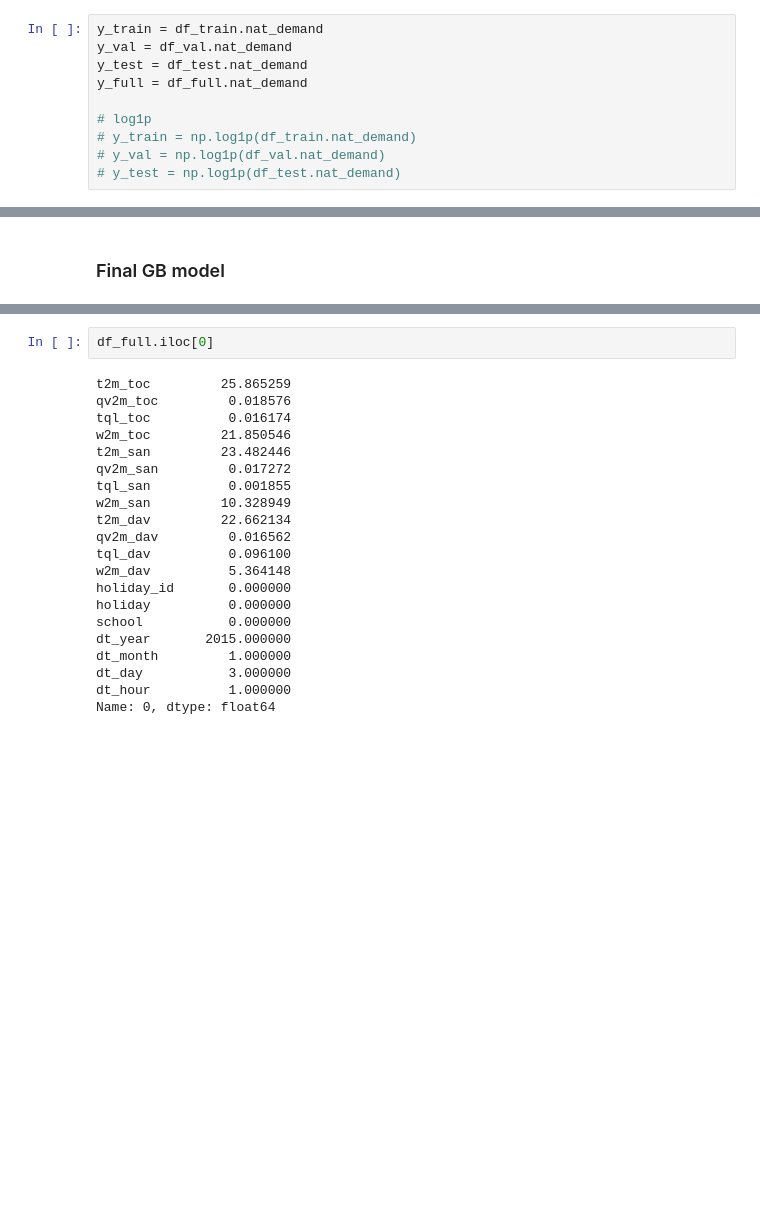
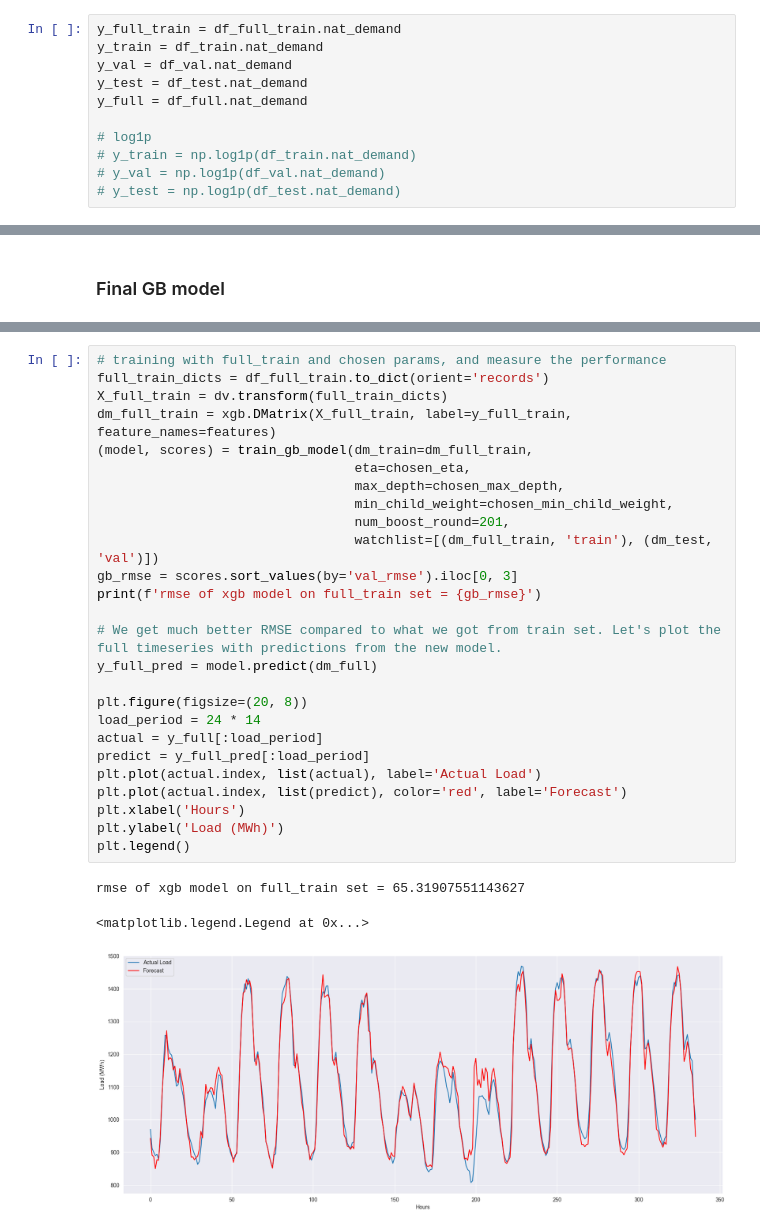
Before and after one commit to kausnz/panama-electricity-load-forecast, a Jupyter notebook: notebook.ipynb, the cells around one changed output, grey strips where cells are left out. Saved outputs shown, nothing was run; the diff lists cells and outputs as text; blank space fills up the shorter version.

```diff
--- a/notebook.ipynb
+++ b/notebook.ipynb
@@ -314,6 +314,7 @@ df_test.reset_index(inplace=True)
 df_full.reset_index(
     inplace=True)  # not necessary, but done so the for-loop below doesn't fail due to not having an index column.
 # %%
+y_full_train = df_full_train.nat_demand
 y_train = df_train.nat_demand
 y_val = df_val.nat_demand
 y_test = df_test.nat_demand
@@ -811,23 +754,30 @@ plt.legend()
-# %%
-df_full.iloc[0]
-# %% [output]
-t2m_toc         25.865259
-qv2m_toc         0.018576
-tql_toc          0.016174
-w2m_toc         21.850546
-t2m_san         23.482446
-qv2m_san         0.017272
-tql_san          0.001855
-w2m_san         10.328949
-t2m_dav         22.662134
-qv2m_dav         0.016562
-tql_dav          0.096100
-w2m_dav          5.364148
-holiday_id       0.000000
-holiday          0.000000
-school           0.000000
-dt_year       2015.000000
-dt_month         1.000000
-dt_day           3.000000
-dt_hour          1.000000
-Name: 0, dtype: float64
+# %%
+# training with full_train and chosen params, and measure the performance
+full_train_dicts = df_full_train.to_dict(orient='records')
+X_full_train = dv.transform(full_train_dicts)
+dm_full_train = xgb.DMatrix(X_full_train, label=y_full_train, feature_names=features)
+(model, scores) = train_gb_model(dm_train=dm_full_train,
+                                 eta=chosen_eta,
+                                 max_depth=chosen_max_depth,
+                                 min_child_weight=chosen_min_child_weight,
+                                 num_boost_round=201,
+                                 watchlist=[(dm_full_train, 'train'), (dm_test, 'val')])
+gb_rmse = scores.sort_values(by='val_rmse').iloc[0, 3]
+print(f'rmse of xgb model on full_train set = {gb_rmse}')
+
+# We get much better RMSE compared to what we got from train set. Let's plot the full timeseries with predictions from the new model.
+y_full_pred = model.predict(dm_full)
+
+plt.figure(figsize=(20, 8))
+load_period = 24 * 14
+actual = y_full[:load_period]
+predict = y_full_pred[:load_period]
+plt.plot(actual.index, list(actual), label='Actual Load')
+plt.plot(actual.index, list(predict), color='red', label='Forecast')
+plt.xlabel('Hours')
+plt.ylabel('Load (MWh)')
+plt.legend()
+# %% [output]
+rmse of xgb model on full_train set = 65.31907551143627
+<matplotlib.legend.Legend at 0x...>
+[figure, added]
```
Also changed, not shown: parts of 15 cells of this notebook, 3 other files.
